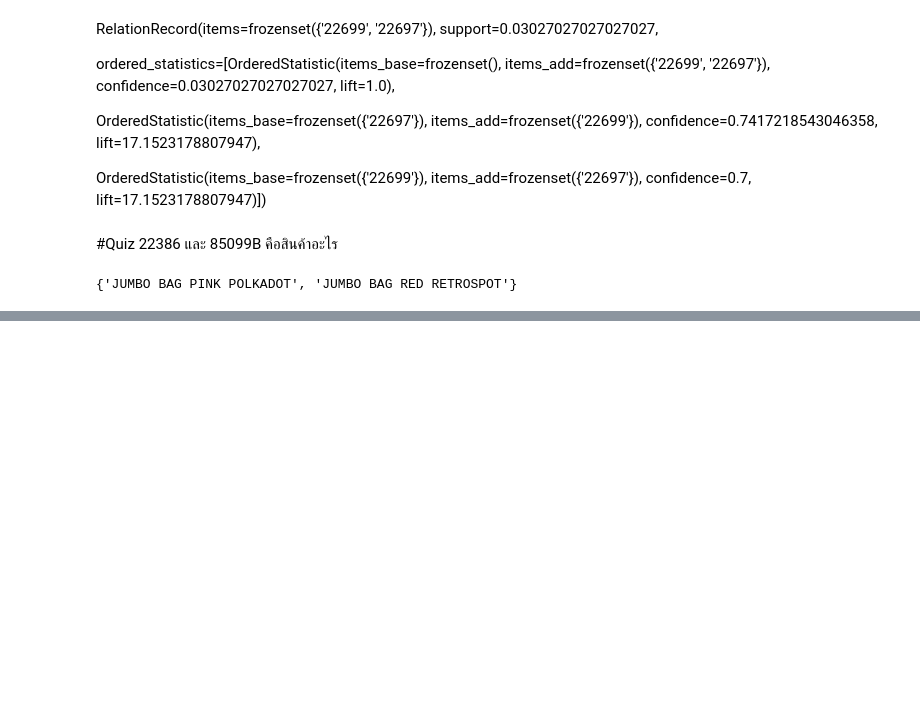
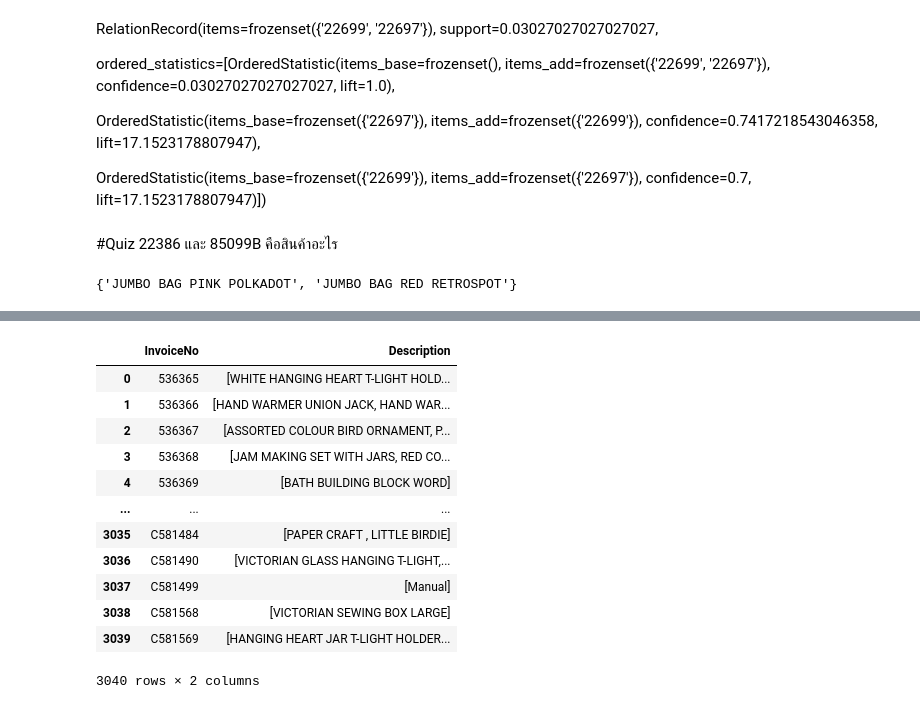
Before and after one commit to Sunisa78-8/BSC_DPDM23, a Jupyter notebook: Frequent_Patterns_(Association_Rules).ipynb, the cells around one changed output, grey strips where cells are left out. Drawn from its saved outputs; the diff is of its cells as text; code cells hidden in the pictures; blank space fills up the shorter version.

```diff
--- a/Frequent_Patterns_(Association_Rules).ipynb
+++ b/Frequent_Patterns_(Association_Rules).ipynb
@@ -177,0 +277,18 @@ for i in range(len(data['InvoiceDate'])):
+# %%
+trans_xny= xmas_ny.groupby('InvoiceNo')['Description'].apply(list).reset_index()
+#
+trans_xny
+# %% [output]
+|  | InvoiceNo | Description |
+| 0 | 536365 | [WHITE HANGING HEART T-LIGHT HOLD... |
+| 1 | 536366 | [HAND WARMER UNION JACK, HAND WAR... |
+| 2 | 536367 | [ASSORTED COLOUR BIRD ORNAMENT, P... |
+| 3 | 536368 | [JAM MAKING SET WITH JARS, RED CO... |
+| 4 | 536369 | [BATH BUILDING BLOCK WORD] |
+| ... | ... | ... |
+| 3035 | C581484 | [PAPER CRAFT , LITTLE BIRDIE] |
+| 3036 | C581490 | [VICTORIAN GLASS HANGING T-LIGHT,... |
+| 3037 | C581499 | [Manual] |
+| 3038 | C581568 | [VICTORIAN SEWING BOX LARGE] |
+| 3039 | C581569 | [HANGING HEART JAR T-LIGHT HOLDER... |
+3040 rows × 2 columns
```
Also changed, not shown: parts of 17 cells of this notebook.
